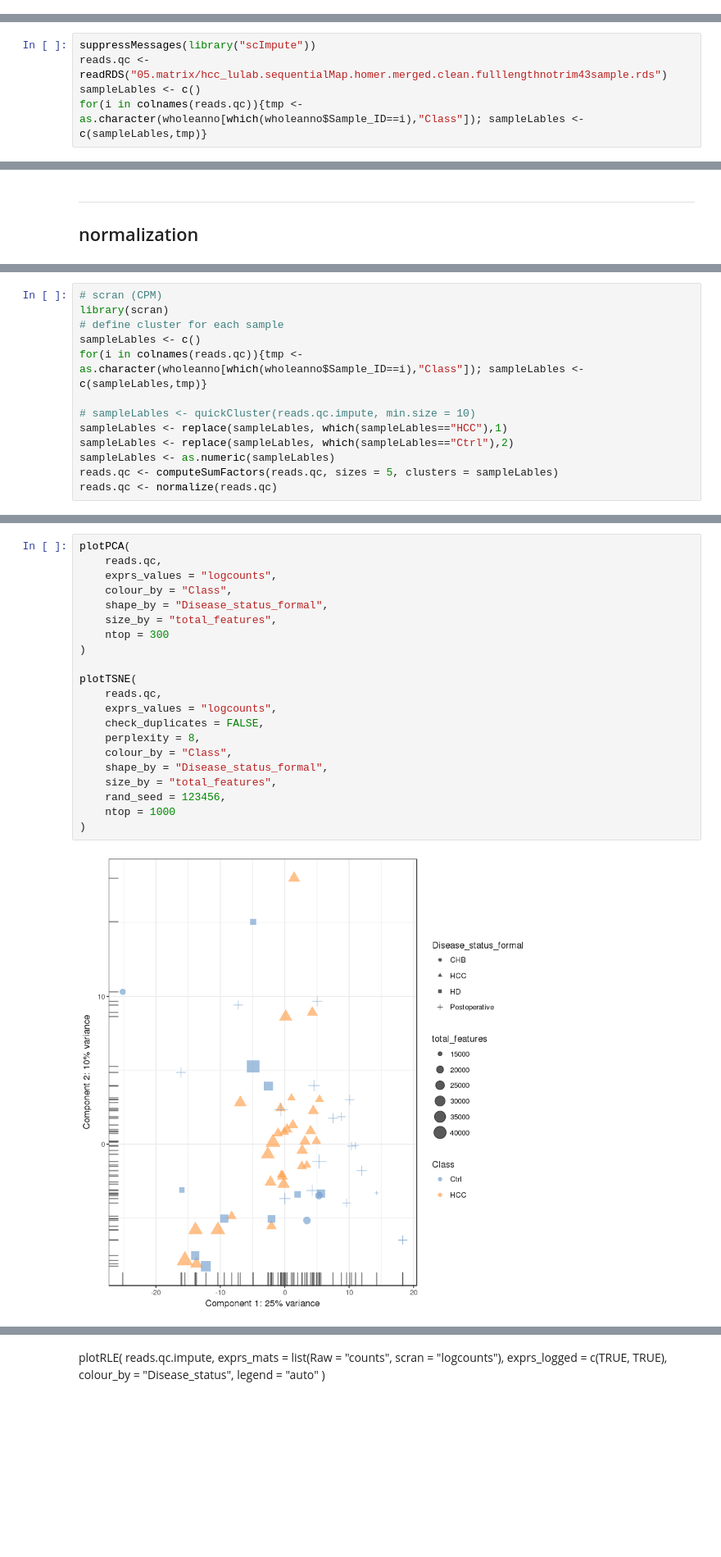
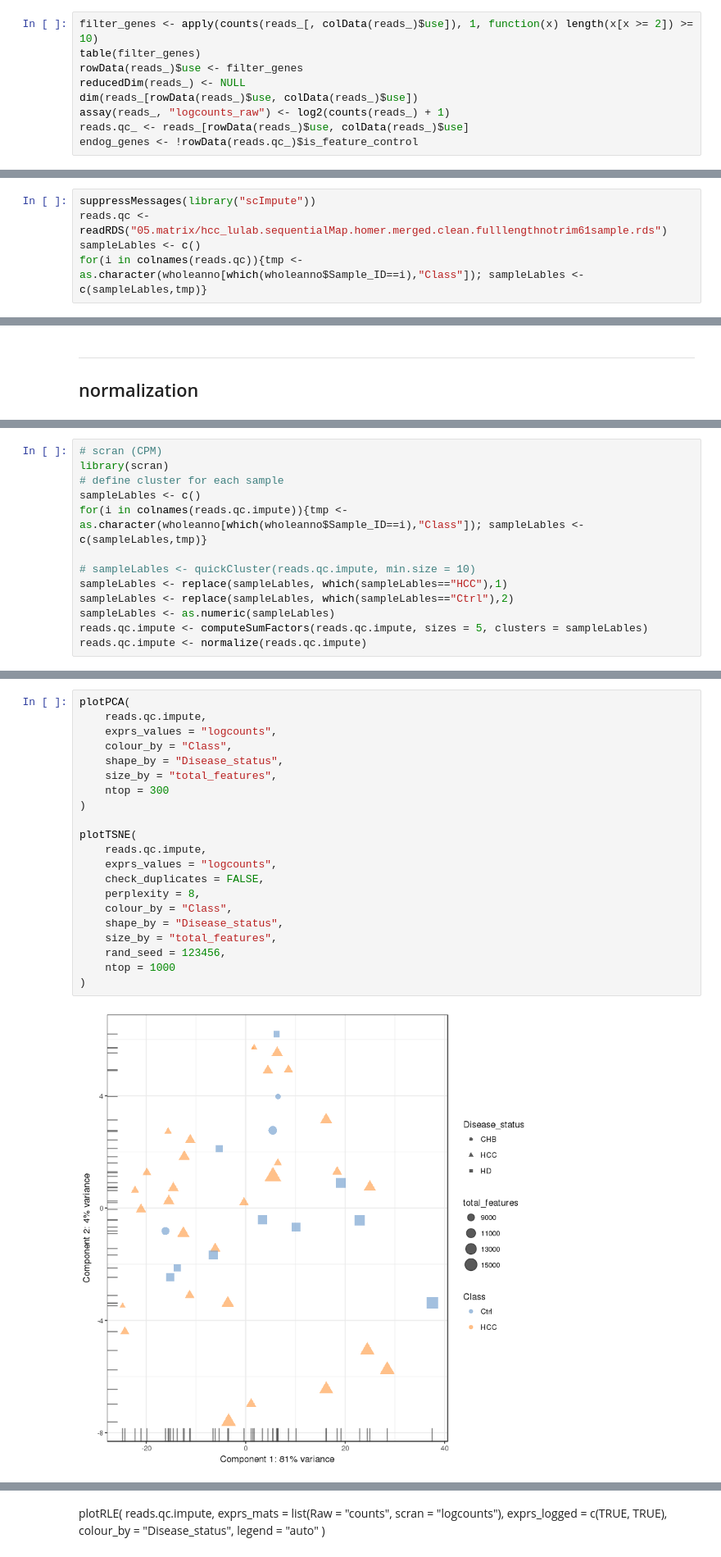
Before and after one commit to james20141606/exRNA, a Jupyter notebook: jupyter/simplified_QC&after_full_sample_use.ipynb, the cells around one changed output, grey strips where cells are left out. Shown at 82% size. Saved outputs shown, nothing was run; the diff lists cells and outputs as text; blank space fills up the shorter version.

```diff
--- a/jupyter/simplified_QC&after_full_sample_use.ipynb
+++ b/jupyter/simplified_QC&after_full_sample_use.ipynb
@@ -286,0 +373,9 @@ endog_genes <- !rowData(reads.qc)$is_feature_control
+# %%
+filter_genes <- apply(counts(reads_[, colData(reads_)$use]), 1, function(x) length(x[x >= 2]) >= 10)
+table(filter_genes)
+rowData(reads_)$use <- filter_genes
+reducedDim(reads_) <- NULL
+dim(reads_[rowData(reads_)$use, colData(reads_)$use])
+assay(reads_, "logcounts_raw") <- log2(counts(reads_) + 1)
+reads.qc_ <- reads_[rowData(reads_)$use, colData(reads_)$use]
+endog_genes <- !rowData(reads.qc_)$is_feature_control
@@ -309,3 +443,8 @@ plotPCA(
 # %% [markdown]
 ## imputation
+# %%
+suppressMessages(library("scImpute"))
+reads.qc <- readRDS("05.matrix/hcc_lulab.sequentialMap.homer.merged.clean.fulllengthnotrim61sample.rds")
+sampleLables <- c()
+for(i in colnames(reads.qc)){tmp <- as.character(wholeanno[which(wholeanno$Sample_ID==i),"Class"]); sampleLables <- c(sampleLables,tmp)}
 # %%
@@ -315,5 +463,0 @@ dim(reads.qc)
-# %%
-suppressMessages(library("scImpute"))
-reads.qc <- readRDS("05.matrix/hcc_lulab.sequentialMap.homer.merged.clean.fulllengthnotrim43sample.rds")
-sampleLables <- c()
-for(i in colnames(reads.qc)){tmp <- as.character(wholeanno[which(wholeanno$Sample_ID==i),"Class"]); sampleLables <- c(sampleLables,tmp)}
@@ -425,11 +586,11 @@ logcounts(reads.qc) <- log2(calculateCPM(reads.qc, use.size.factors = FALSE) + 1
 library(scran)
 # define cluster for each sample
 sampleLables <- c()
-for(i in colnames(reads.qc)){tmp <- as.character(wholeanno[which(wholeanno$Sample_ID==i),"Class"]); sampleLables <- c(sampleLables,tmp)}
+for(i in colnames(reads.qc.impute)){tmp <- as.character(wholeanno[which(wholeanno$Sample_ID==i),"Class"]); sampleLables <- c(sampleLables,tmp)}
 
 # sampleLables <- quickCluster(reads.qc.impute, min.size = 10)
 sampleLables <- replace(sampleLables, which(sampleLables=="HCC"),1)
 sampleLables <- replace(sampleLables, which(sampleLables=="Ctrl"),2)
 sampleLables <- as.numeric(sampleLables)
-reads.qc <- computeSumFactors(reads.qc, sizes = 5, clusters = sampleLables)
-reads.qc <- normalize(reads.qc)
+reads.qc.impute <- computeSumFactors(reads.qc.impute, sizes = 5, clusters = sampleLables)
+reads.qc.impute <- normalize(reads.qc.impute)
@@ -443,23 +617,23 @@ dim(reads.qc)
 # %%
 plotPCA(
-    reads.qc,
+    reads.qc.impute,
     exprs_values = "logcounts",
     colour_by = "Class",
-    shape_by = "Disease_status_formal",
+    shape_by = "Disease_status",
     size_by = "total_features",
     ntop = 300
 )
 
 plotTSNE(
-    reads.qc,
+    reads.qc.impute,
     exprs_values = "logcounts",
     check_duplicates = FALSE,
     perplexity = 8,
     colour_by = "Class",
-    shape_by = "Disease_status_formal",
+    shape_by = "Disease_status",
     size_by = "total_features",
     rand_seed = 123456,
     ntop = 1000
 )
 # %% [output]
-[figure, old version]
+[figure, new version]
```
Also changed, not shown: parts of 56 cells of this notebook, 48 other files.
